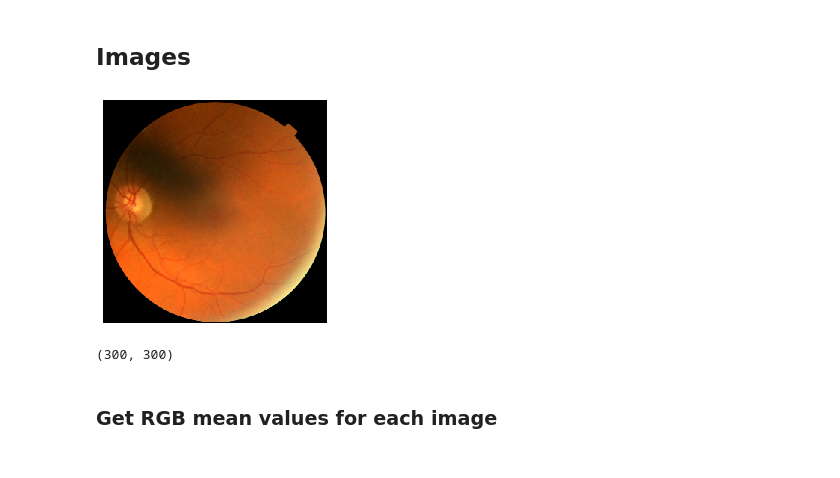
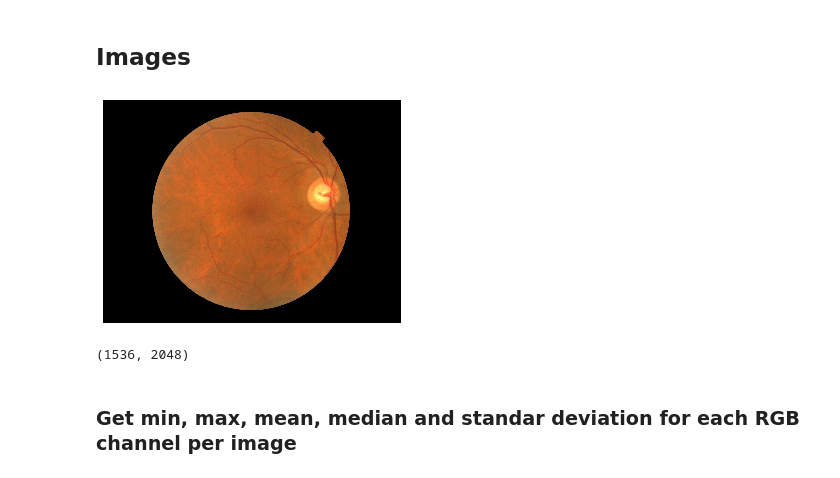
Before and after one commit to migueLib/master_thesis, a Jupyter notebook: notebooks/methods_exploration.ipynb, the cells around one changed output. Cells and saved outputs as stored; diff of their text form; code cells hidden in the pictures.

Commit message:
Get stats per image, min, max, median, mean, pixel values

```diff
--- a/notebooks/methods_exploration.ipynb
+++ b/notebooks/methods_exploration.ipynb
@@ -75,23 +75,23 @@ male    39675   0.4633684874391227
 # %% [markdown]
 ## Images
 # %%
-data_path = os.path.abspath(f"A:raw_300x300/")
+data_path = os.path.abspath(f"/mnt/ukbb/raw/")
 # %%
-example = os.path.join(data_path, os.listdir(data_path)[0])
+example = os.path.join(data_path, os.listdir(data_path)[2])
 
 # Read image
 eye = Fundus(example)
 
 # Show image
 eye.show()
 # %% [output]
-[figure, old version]
+[figure, new version]
 # %%
 # Dimensions
 eye.dim
 # %% [output]
-(300, 300)
+(1536, 2048)
 # %% [markdown]
-### Get RGB **mean** values for each image
+### Get min, max, mean, median and standar deviation for each RGB channel per image
 # %%
 %%time
```
Also changed, not shown: parts of 5 cells of this notebook, 1 other file.
